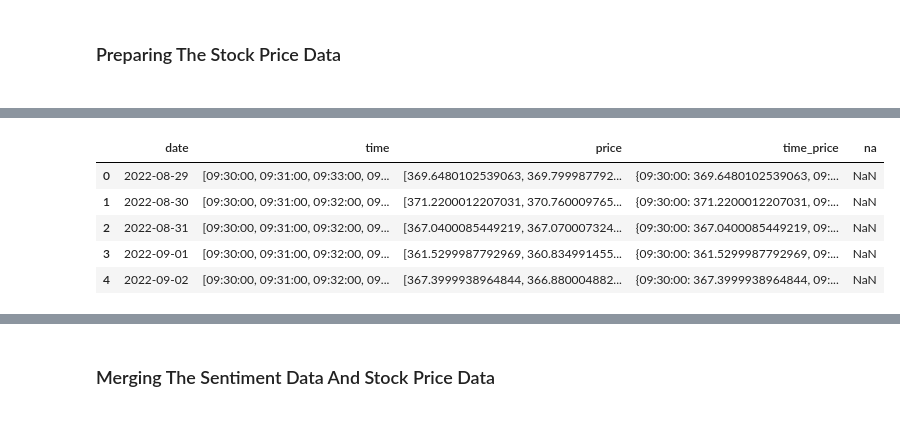
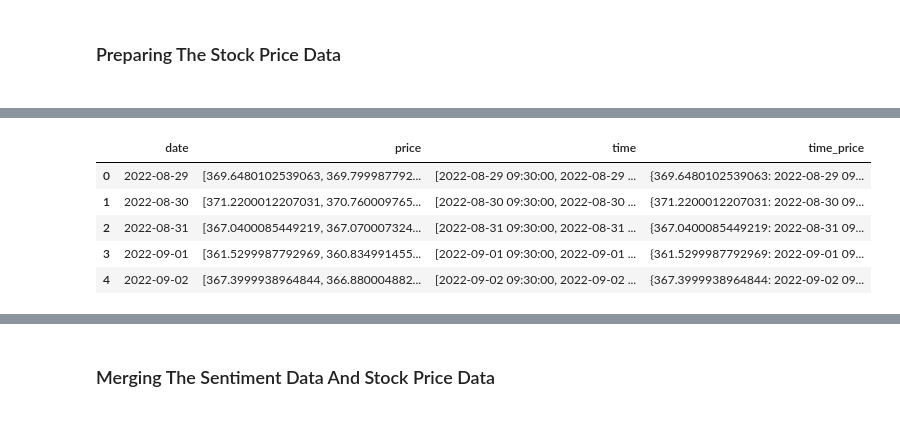
Before and after one commit to AndersonShroeder/Stock-Lstm, a Jupyter notebook: Short Run Prediction/analysis.ipynb, the cells around one changed output, grey strips where cells are left out. Drawn from its saved outputs; the diff is of its cells as text; code cells hidden in the pictures.

```diff
--- a/Short Run Prediction/analysis.ipynb
+++ b/Short Run Prediction/analysis.ipynb
@@ -22,7 +41,8 @@ df2.head()
 # %%
 df2['date_time'] = pd.to_datetime(df2['Unnamed: 0'])
 df2['date'] = df2['date_time'].dt.date
-df2['time'] = df2['date_time'].dt.time
+df2['time'] = df2['date_time'].dt.tz_localize(None)
 df2.rename(columns={'Adj Close': 'price'}, inplace=True)
+df2 = df2[['price', 'date', 'time']]
 df2.head(5)
 # %% [output]
@@ -35,14 +55,12 @@ df2.head(5)
 # %%
-df2 = df2[['date', 'time', 'price']]
 df2 = df2.groupby('date').agg(list)
 df2['time_price'] = df2.apply(lambda row : dict(zip(row[0],row[1])), axis=1)
-df2['na'] = np.nan
 df2.reset_index(inplace=True)
 df2.head()
 # %% [output]
-|  | date | time | price | time_price | na |
-| 0 | 2022-08-29 | [09:30:00, 09:31:00, 09:33:00, 09... | [369.6480102539063, 369.799987792... | {09:30:00: 369.6480102539063, 09:... | NaN |
-| 1 | 2022-08-30 | [09:30:00, 09:31:00, 09:32:00, 09... | [371.2200012207031, 370.760009765... | {09:30:00: 371.2200012207031, 09:... | NaN |
-| 2 | 2022-08-31 | [09:30:00, 09:31:00, 09:32:00, 09... | [367.0400085449219, 367.070007324... | {09:30:00: 367.0400085449219, 09:... | NaN |
-| 3 | 2022-09-01 | [09:30:00, 09:31:00, 09:32:00, 09... | [361.5299987792969, 360.834991455... | {09:30:00: 361.5299987792969, 09:... | NaN |
-| 4 | 2022-09-02 | [09:30:00, 09:31:00, 09:32:00, 09... | [367.3999938964844, 366.880004882... | {09:30:00: 367.3999938964844, 09:... | NaN |
+|  | date | price | time | time_price |
+| 0 | 2022-08-29 | [369.6480102539063, 369.799987792... | [2022-08-29 09:30:00, 2022-08-29 ... | {369.6480102539063: 2022-08-29 09... |
+| 1 | 2022-08-30 | [371.2200012207031, 370.760009765... | [2022-08-30 09:30:00, 2022-08-30 ... | {371.2200012207031: 2022-08-30 09... |
+| 2 | 2022-08-31 | [367.0400085449219, 367.070007324... | [2022-08-31 09:30:00, 2022-08-31 ... | {367.0400085449219: 2022-08-31 09... |
+| 3 | 2022-09-01 | [361.5299987792969, 360.834991455... | [2022-09-01 09:30:00, 2022-09-01 ... | {361.5299987792969: 2022-09-01 09... |
+| 4 | 2022-09-02 | [367.3999938964844, 366.880004882... | [2022-09-02 09:30:00, 2022-09-02 ... | {367.3999938964844: 2022-09-02 09... |
```
Also changed, not shown: parts of 17 cells of this notebook, 2 other files.
